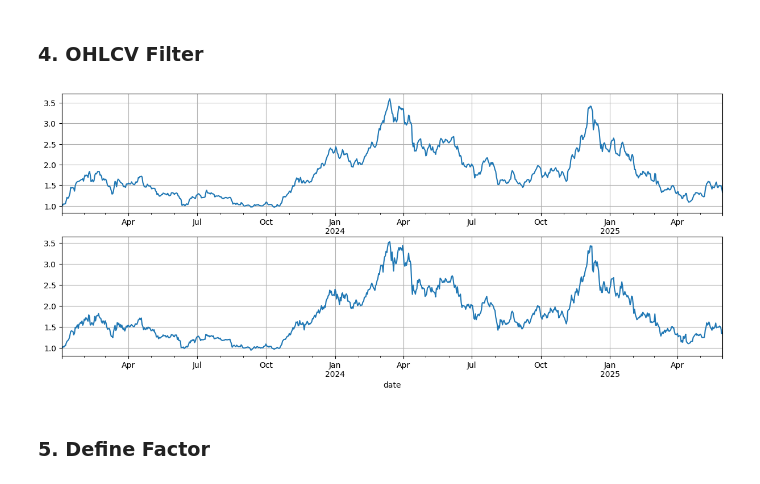
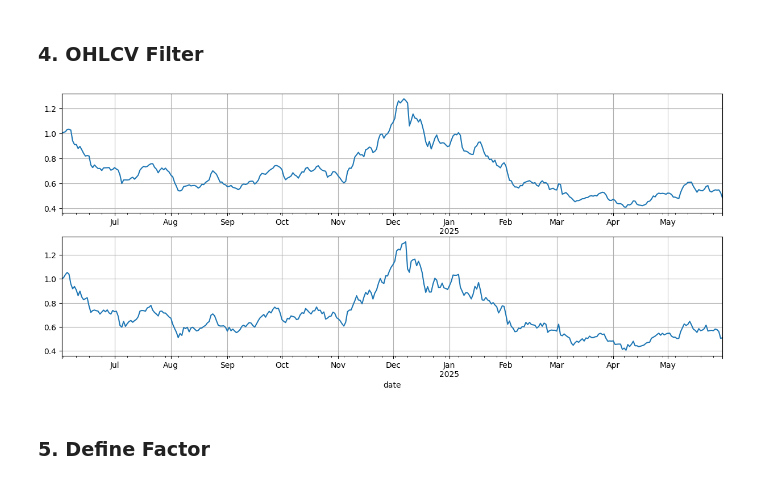
Before and after one commit to LazyPigPig/factor-research, a Jupyter notebook: Alpha101_20250621.ipynb, the cells around one changed output. Drawn from its saved outputs; the diff is of its cells as text; code cells hidden in the pictures.

```diff
--- a/Alpha101_20250621.ipynb
+++ b/Alpha101_20250621.ipynb
@@ -62,6 +62,6 @@ top200 = [
 ]
 
-target_coins = top200
+target_coins = coins
 # print(target_coins)
 # %% [markdown]
 ### 3. Load History OHLCV
@@ -152,23 +152,23 @@ amount = close.mul(volume, fill_value=1)
 # %% [markdown]
 ### 4. OHLCV Filter
 # %%
-start_time = '2023-01-01'
+start_time = '2024-06-01'
 end_time = '2025-06-01'
 close_filter = close[(close.index > start_time) & (close.index < end_time)]
 open_filter = open[(open.index > start_time) & (open.index < end_time)]
 high_filter = high[(high.index > start_time) & (high.index < end_time)]
 low_filter = low[(low.index > start_time) & (low.index < end_time)]
 volume_filter = volume[(volume.index > start_time) & (volume.index < end_time)]
 amount_filter = amount[(amount.index > start_time) & (amount.index < end_time)]
 
 import matplotlib.pyplot as plt
 _, (ax1, ax2) = plt.subplots(2, 1, figsize=(15, 12))
 high_norm = high_filter/high_filter.bfill().iloc[0]
 close_norm = close_filter/close_filter.bfill().iloc[0]
 high_norm.mean(axis=1).plot(ax=ax1, figsize=(15,6),grid=True)
 close_norm.mean(axis=1).plot(ax=ax2, figsize=(15,6),grid=True);
 # %% [output]
-[figure, old version]
+[figure, new version]
 # %% [markdown]
 ### 5. Define Factor
 # %%
```
Also changed, not shown: parts of 3 cells of this notebook, 8 other files.
